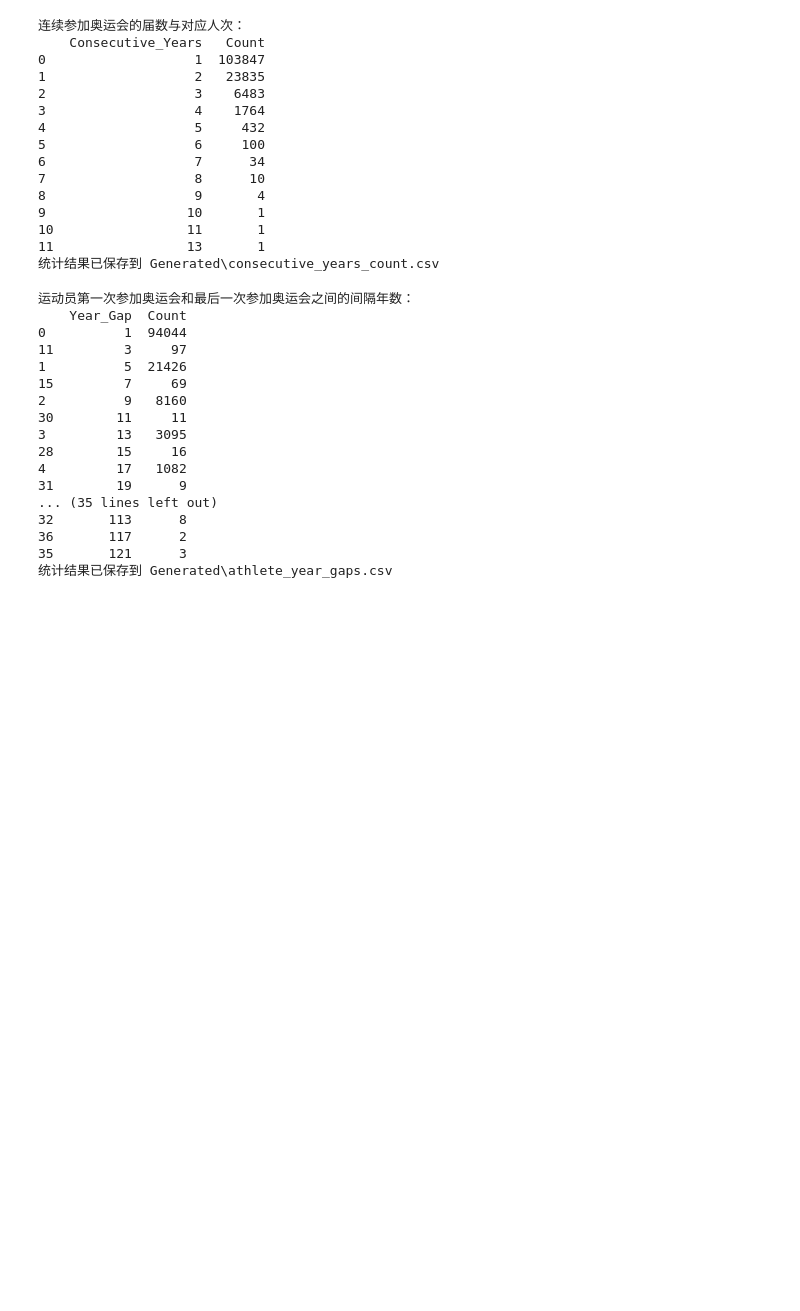
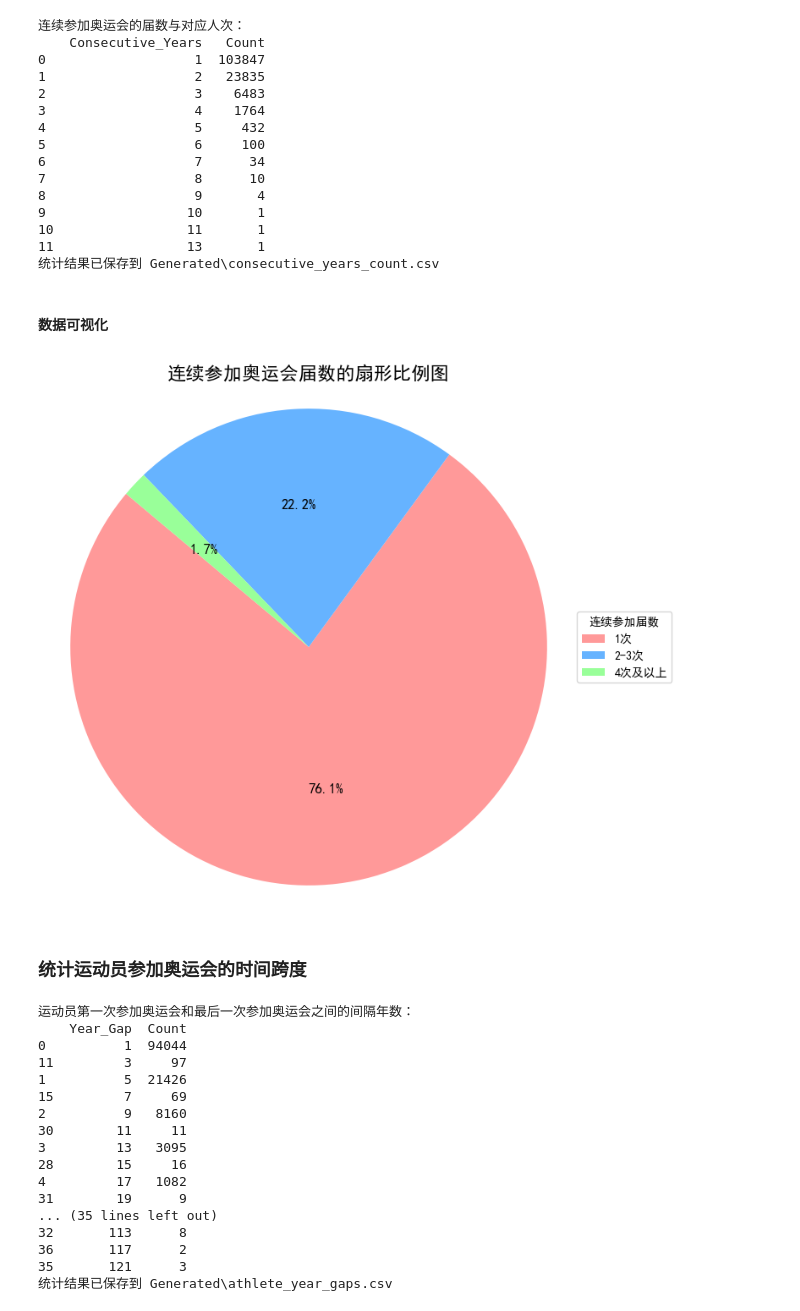
Before and after one commit to LiaoZiqi-GZFLS/2025-MCM-C, a Jupyter notebook: C.ipynb, the cells around one changed output. Saved outputs shown, nothing was run; the diff lists cells and outputs as text; code cells hidden in the pictures; blank space fills up the shorter version.

Commit message:
pie graph

```diff
--- a/C.ipynb
+++ b/C.ipynb
@@ -487,6 +487,50 @@ print(f"统计结果已保存到 {output_path}")
 10                 11       1
 11                 13       1
 统计结果已保存到 Generated\consecutive_years_count.csv
+# %% [markdown]
+#### 数据可视化
+# %%
+# 导入必要的库
+import pandas as pd
+import matplotlib.pyplot as plt
+from matplotlib.font_manager import FontProperties
+
+# 设置支持中文的字体
+plt.rcParams['font.sans-serif'] = ['SimHei']  # 使用黑体字体
+plt.rcParams['axes.unicode_minus'] = False  # 解决负号显示问题
+
+# 读取数据
+data = pd.read_csv("Generated/consecutive_years_count.csv")
+
+# 定义大致届数区间
+bins = [0, 2, 4, 14]
+labels = ['1次', '2-3次', '4次及以上']
+
+# 将数据分组到区间
+data['Group'] = pd.cut(data['Consecutive_Years'], bins=bins, labels=labels, right=False)
+
+# 计算每个区间的总人次，显式设置 observed=True
+grouped_data = data.groupby('Group', observed=True)['Count'].sum().reset_index()
+
+# 准备绘图数据
+labels = grouped_data['Group']
+sizes = grouped_data['Count']
+colors = ['#ff9999', '#66b3ff', '#99ff99']  # 颜色列表
+
+# 绘制饼图
+plt.figure(figsize=(8, 8))
+wedges, texts, autotexts = plt.pie(sizes, colors=colors, autopct='%1.1f%%', startangle=140, textprops={'fontsize': 12})
+
+# 添加图例（色块+标签），放置在右侧
+plt.legend(wedges, labels, title="连续参加届数", loc="center left", bbox_to_anchor=(1, 0, 0.5, 1))
+
+plt.title('连续参加奥运会届数的扇形比例图', fontsize=16)
+plt.axis('equal')  # 确保饼图是圆形
+plt.show()
+# %% [output]
+[figure, added]
+# %% [markdown]
+### 统计运动员参加奥运会的时间跨度
 # %%
 # 计算每个运动员的第一次和最后一次参赛年份
 def calculate_year_gap(group):
```
Also changed, not shown: parts of 2 cells of this notebook.
